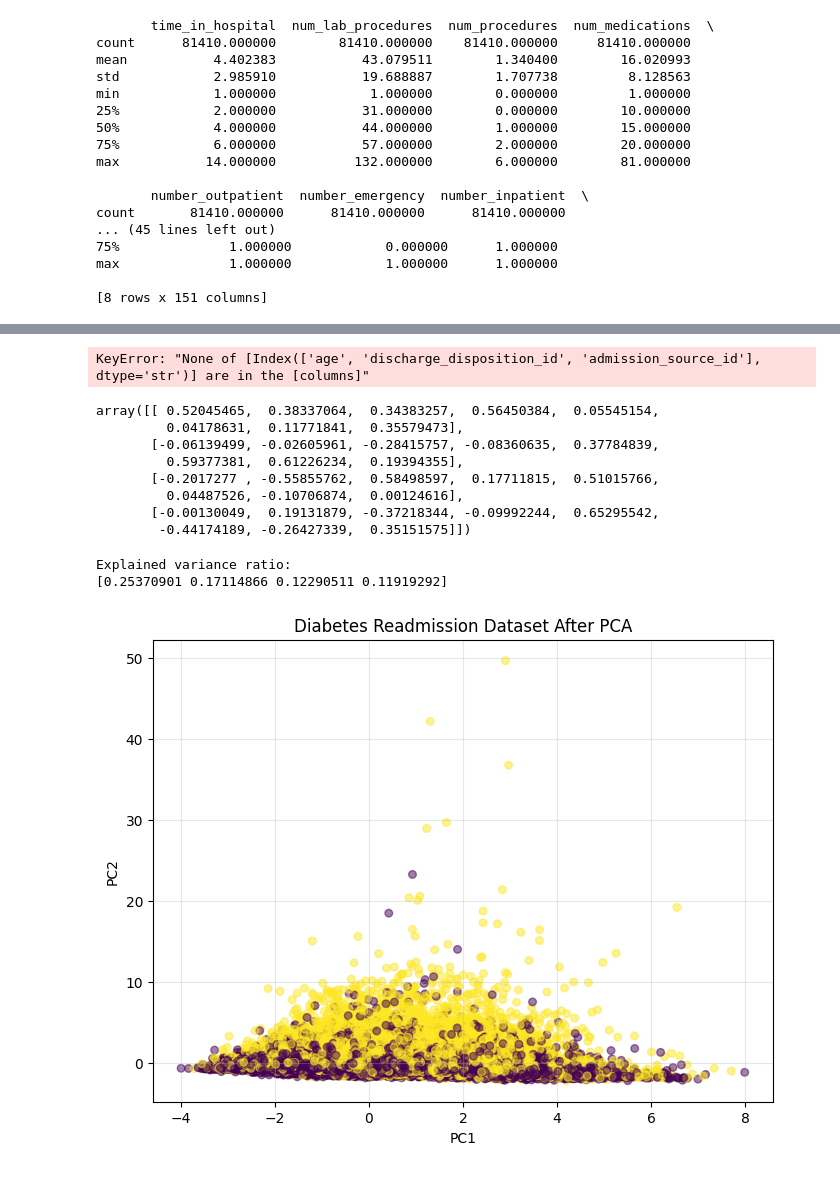
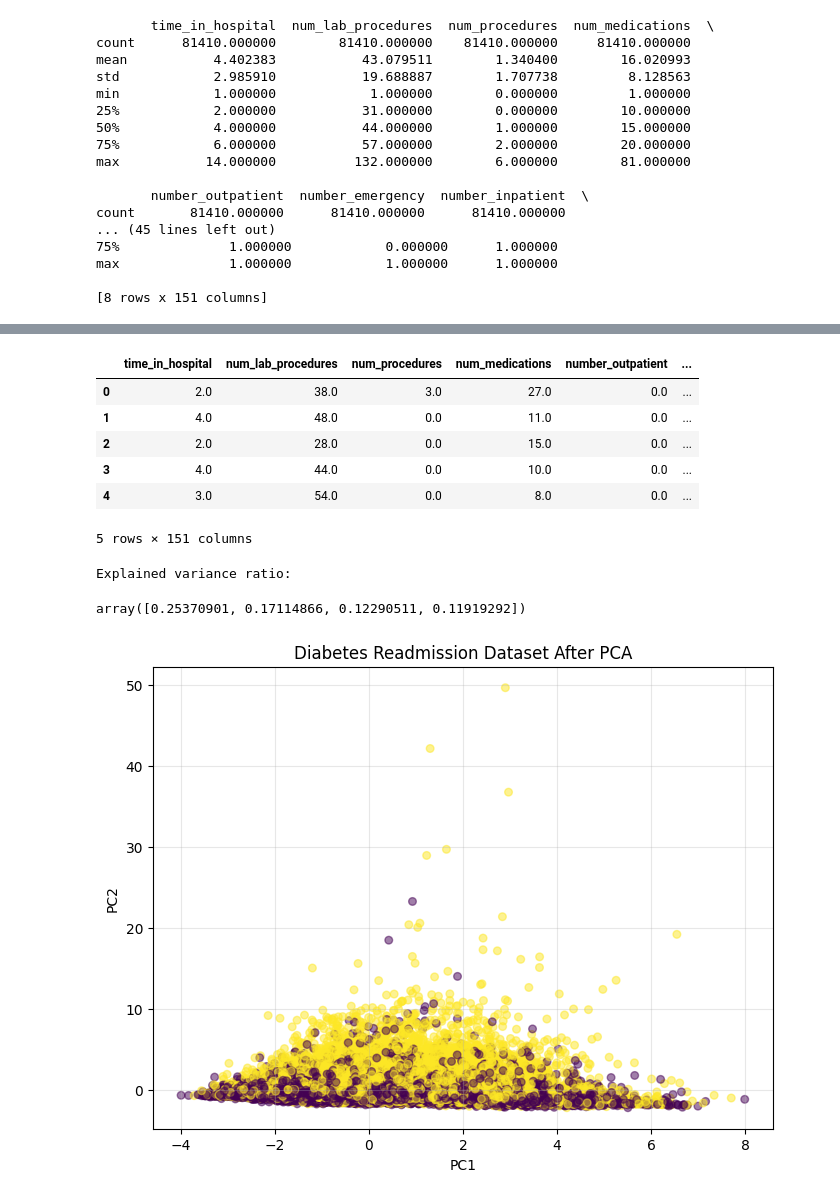
Before and after one commit to NMH1203/ml-course, a Jupyter notebook: docs/5-Principal-Component-Analysis/01-dimensionality-reduction-basics.ipynb, the cells around one changed output, grey strips where cells are left out. Saved outputs shown, nothing was run; the diff lists cells and outputs as text; code cells hidden in the pictures.

```diff
--- a/docs/5-Principal-Component-Analysis/01-dimensionality-reduction-basics.ipynb
+++ b/docs/5-Principal-Component-Analysis/01-dimensionality-reduction-basics.ipynb
@@ -375,3 +406,13 @@ max              1.000000            1.000000      1.000000
+# %%
+df.head()
+# %% [output]
+|  | time_in_hospital | num_lab_procedures | num_procedures | num_medications | number_outpatient | ... |
+| 0 | 2.0 | 38.0 | 3.0 | 27.0 | 0.0 | ... |
+| 1 | 4.0 | 48.0 | 0.0 | 11.0 | 0.0 | ... |
+| 2 | 2.0 | 28.0 | 0.0 | 15.0 | 0.0 | ... |
+| 3 | 4.0 | 44.0 | 0.0 | 10.0 | 0.0 | ... |
+| 4 | 3.0 | 54.0 | 0.0 | 8.0 | 0.0 | ... |
+5 rows × 151 columns
 # %%
 numeric_cols = [
     "time_in_hospital", "num_lab_procedures", "num_procedures",
@@ -387,13 +428,17 @@ categorical_cols = [
 
 Y_column = 'readmitted'
 
-df = df.dropna()
+df = df.dropna(subset=[Y_column])
 y = df[Y_column]
 
-df[categorical_cols] = df[categorical_cols].astype(str)
-x_combined = pd.get_dummies(df[numeric_cols + categorical_cols], drop_first=True)
+existing_numeric = [c for c in numeric_cols if c in df.columns]
+existing_categorical = [c for c in categorical_cols if c in df.columns]
+
+
+if existing_categorical:
+    df[existing_categorical] = df[existing_categorical].astype(str)
+
+x_combined = pd.get_dummies(df[existing_numeric + existing_categorical], drop_first=True)
-# %% [output]
-KeyError: "None of [Index(['age', 'discharge_disposition_id', 'admission_source_id'], dtype='str')] are in the [columns]"
 # %%
 
 scaler = StandardScaler()
@@ -403,27 +448,12 @@ x_scaled = pd.DataFrame(x_scaled_raw, columns=x_combined.columns)
 
 pca = PCA(n_components=4)
 x_pca = pca.fit_transform(x_scaled)
-
-components_df = pd.DataFrame(
-    pca.components_,
-    columns=x_scaled.columns,
-    index=[f'PC{i+1}' for i in range(pca.n_components_)]
-)
-# %% [output]
-array([[ 0.52045465,  0.38337064,  0.34383257,  0.56450384,  0.05545154,
-         0.04178631,  0.11771841,  0.35579473],
-       [-0.06139499, -0.02605961, -0.28415757, -0.08360635,  0.37784839,
-         0.59377381,  0.61226234,  0.19394355],
-       [-0.2017277 , -0.55855762,  0.58498597,  0.17711815,  0.51015766,
-         0.04487526, -0.10706874,  0.00124616],
-       [-0.00130049,  0.19131879, -0.37218344, -0.09992244,  0.65295542,
-        -0.44174189, -0.26427339,  0.35151575]])
 # %%
 print("Explained variance ratio:")
-print(pca.explained_variance_ratio_)
+pca.explained_variance_ratio_
 # %% [output]
 Explained variance ratio:
-[0.25370901 0.17114866 0.12290511 0.11919292]
+array([0.25370901, 0.17114866, 0.12290511, 0.11919292])
 # %%
 plt.figure(figsize=(8,6))
 
```
Also changed, not shown: parts of 3 cells of this notebook, 1 other file.
